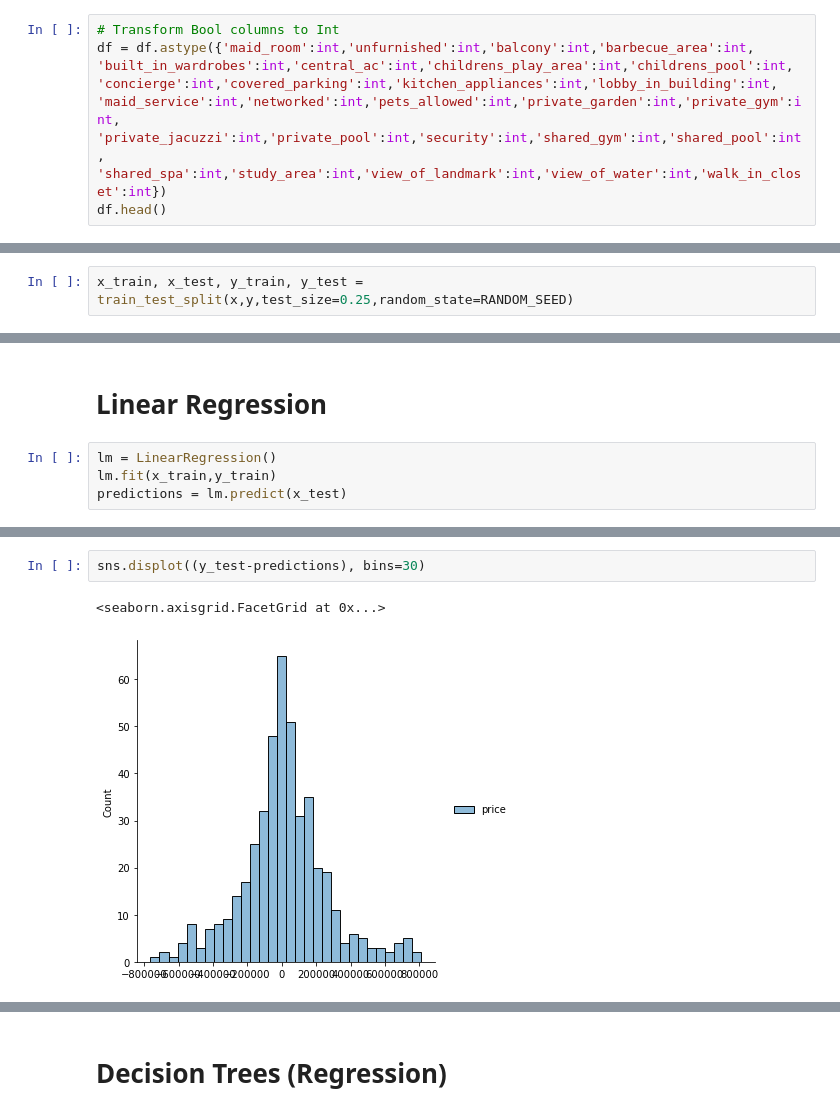
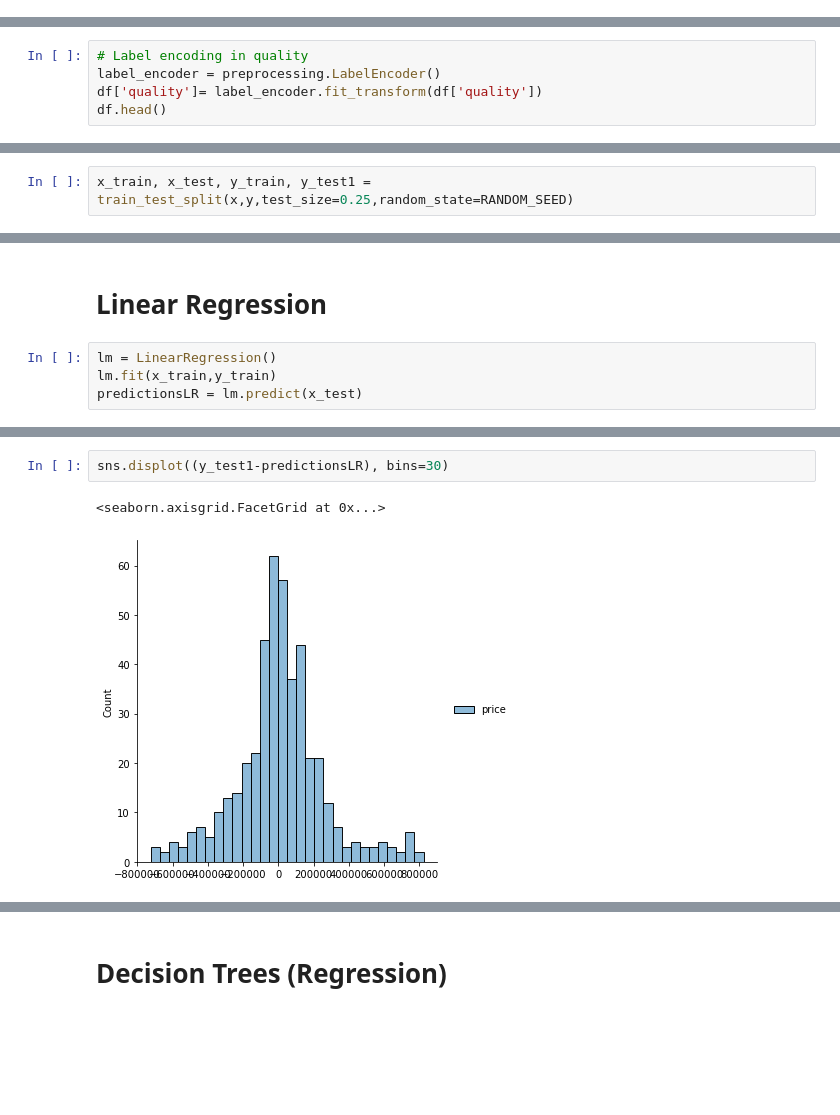
Before and after one commit to joanaaVO/Projeto-DAA, a Jupyter notebook: src/properties_db.ipynb, the cells around one changed output, grey strips where cells are left out. Drawn from its saved outputs; the diff is of its cells as text; blank space fills up the shorter version.

```diff
--- a/src/properties_db.ipynb
+++ b/src/properties_db.ipynb
@@ -228,9 +192,0 @@ memory usage: 139.7+ KB
-# %%
-# Transform Bool columns to Int
-df = df.astype({'maid_room':int,'unfurnished':int,'balcony':int,'barbecue_area':int,
-'built_in_wardrobes':int,'central_ac':int,'childrens_play_area':int,'childrens_pool':int,
-'concierge':int,'covered_parking':int,'kitchen_appliances':int,'lobby_in_building':int,
-'maid_service':int,'networked':int,'pets_allowed':int,'private_garden':int,'private_gym':int,
-'private_jacuzzi':int,'private_pool':int,'security':int,'shared_gym':int,'shared_pool':int,
-'shared_spa':int,'study_area':int,'view_of_landmark':int,'view_of_water':int,'walk_in_closet':int})
-df.head()
@@ -244,0 +193,5 @@ df.head()
+# %%
+# Label encoding in quality
+label_encoder = preprocessing.LabelEncoder()
+df['quality']= label_encoder.fit_transform(df['quality'])
+df.head()
@@ -355,7 +315,7 @@ New Dimensions:  (1777, 33)
 x = df.drop(['price'],axis=1)
 y = df['price'].to_frame()
 # %%
-x_train, x_test, y_train, y_test = train_test_split(x,y,test_size=0.25,random_state=RANDOM_SEED)
+x_train, x_test, y_train, y_test1 = train_test_split(x,y,test_size=0.25,random_state=RANDOM_SEED)
 # %%
 sns.displot(y_train)
 # %% [output]
@@ -371,5 +331,5 @@ sns.displot(y_test)
 # %%
 lm = LinearRegression()
 lm.fit(x_train,y_train)
-predictions = lm.predict(x_test)
+predictionsLR = lm.predict(x_test)
 # %%
@@ -380,8 +340,8 @@ plt.scatter(y_test, predictions)
 # %%
-sns.displot((y_test-predictions), bins=30)
+sns.displot((y_test1-predictionsLR), bins=30)
 # %% [output]
 <seaborn.axisgrid.FacetGrid at 0x...>
-[figure, old version]
+[figure, new version]
 # %%
 # Model Evaluation
 coeff_df = pd.DataFrame(lm.coef_[0], x.columns, columns=['Coefficient'])
```
Also changed, not shown: parts of 33 cells of this notebook.
